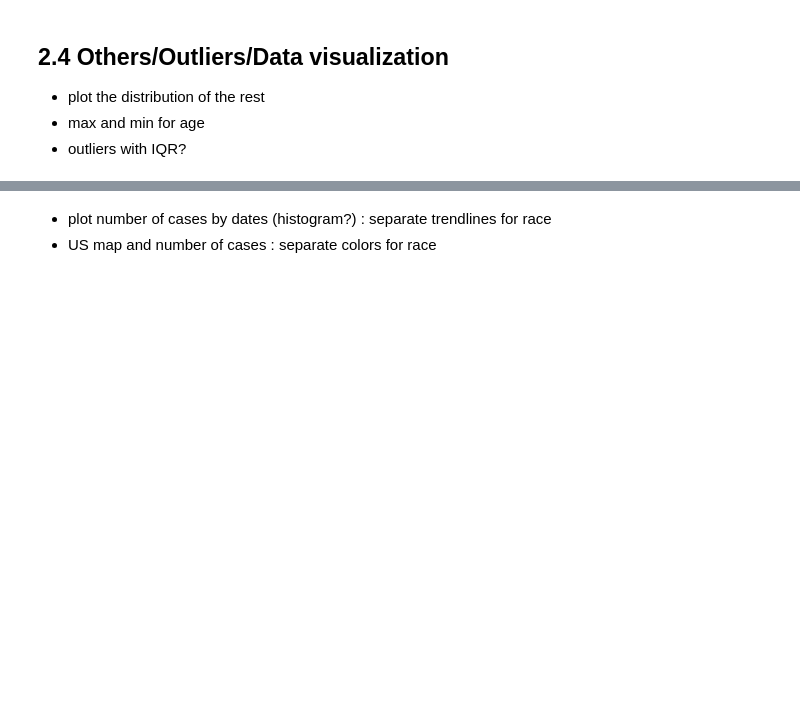
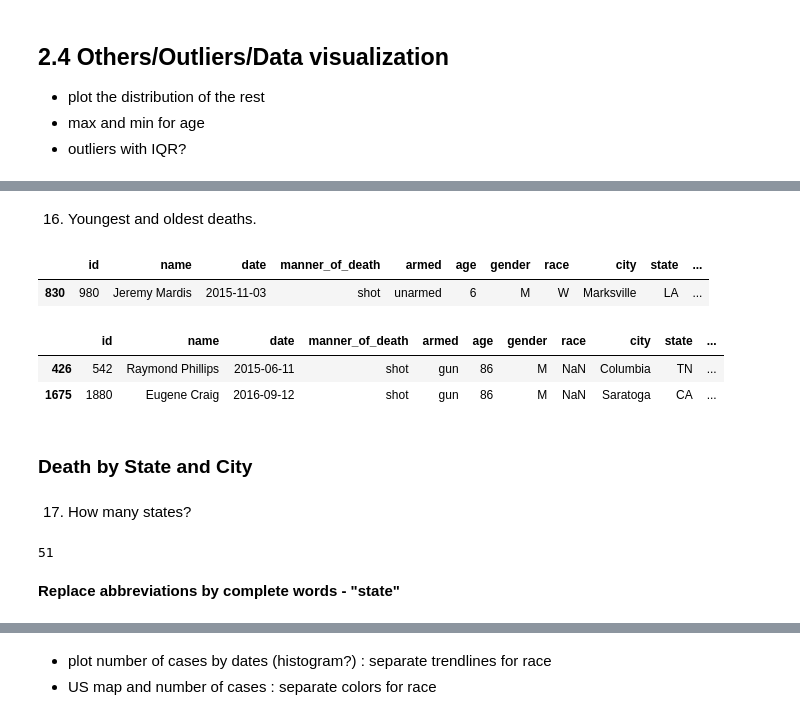
Before and after one commit to CelineChiLamNg/fatal_police_shootings, a Jupyter notebook: FatalPoliceShootings.ipynb, the cells around one changed output, grey strips where cells are left out. Cells and saved outputs as stored; diff of their text form; code cells hidden in the pictures; blank space fills up the shorter version.

```diff
--- a/FatalPoliceShootings.ipynb
+++ b/FatalPoliceShootings.ipynb
@@ -475,0 +490,23 @@ map = ["city", "state"]
+# %% [markdown]
+16. Youngest and oldest deaths.
+# %%
+db_replaced[db_replaced.age == min_age]
+# %% [output]
+|  | id | name | date | manner_of_death | armed | age | gender | race | city | state | ... |
+| 830 | 980 | Jeremy Mardis | 2015-11-03 | shot | unarmed | 6 | M | W | Marksville | LA | ... |
+# %%
+db_replaced[db_replaced.age == max_age]
+# %% [output]
+|  | id | name | date | manner_of_death | armed | age | gender | race | city | state | ... |
+| 426 | 542 | Raymond Phillips | 2015-06-11 | shot | gun | 86 | M | NaN | Columbia | TN | ... |
+| 1675 | 1880 | Eugene Craig | 2016-09-12 | shot | gun | 86 | M | NaN | Saratoga | CA | ... |
+# %% [markdown]
+### Death by State and City
+# %% [markdown]
+17. How many states?
+# %%
+db_replaced.state.nunique()
+# %% [output]
+51
+# %% [markdown]
+**Replace abbreviations by complete words - "state"**
```
Also changed, not shown: parts of 25 cells of this notebook.
